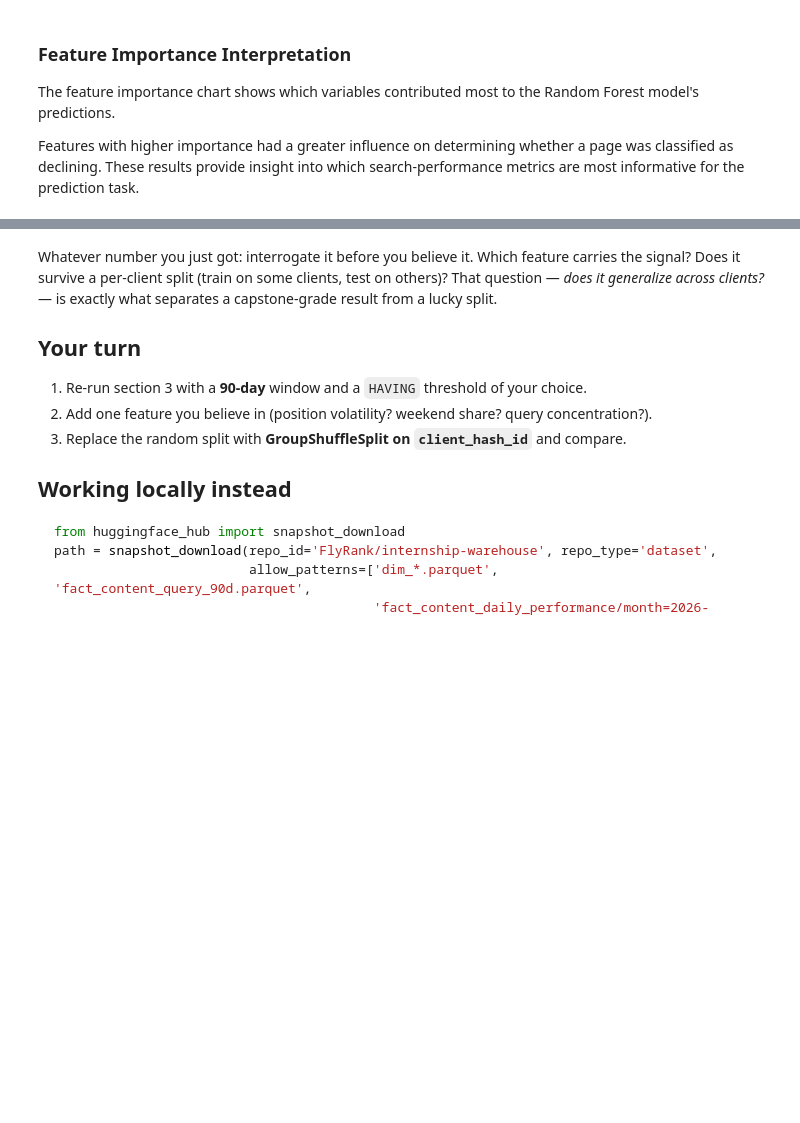
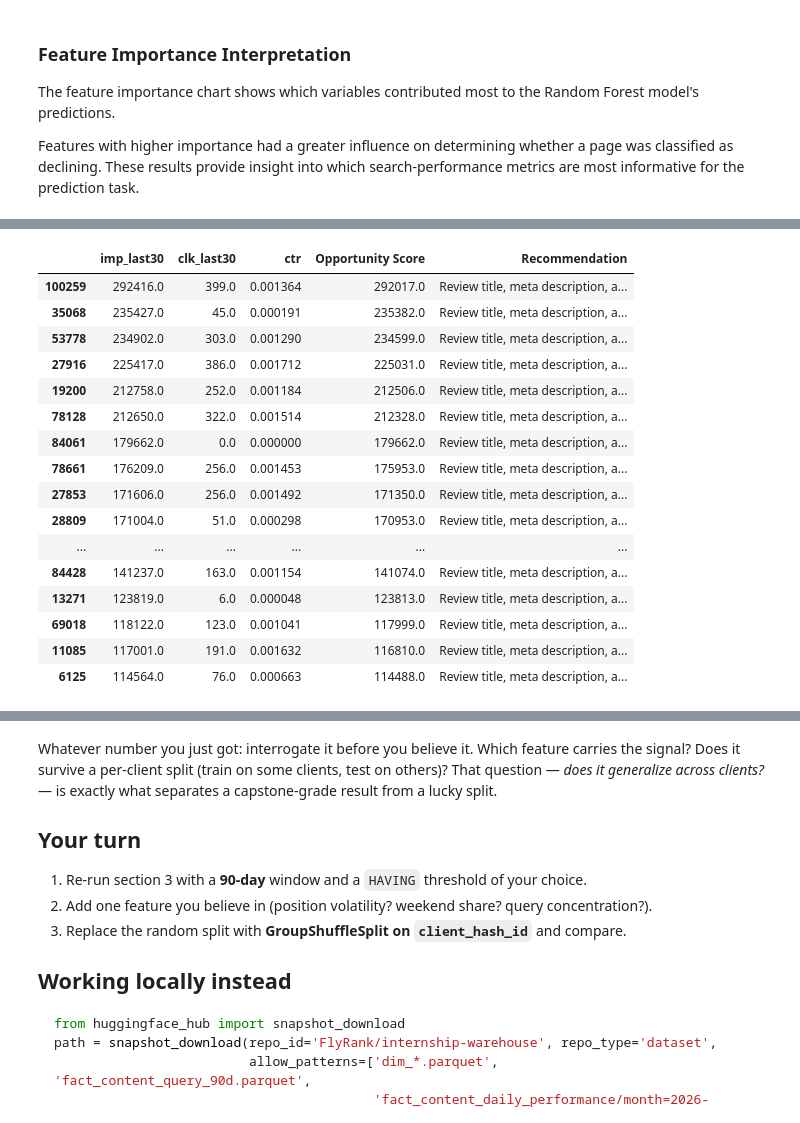
Before and after one commit to aryanks692/Flyrank-ai-Notebook, a Jupyter notebook: work/ctr__capstone.ipynb, the cells around one changed output, grey strips where cells are left out. Cells and saved outputs as stored; diff of their text form; code cells hidden in the pictures; blank space fills up the shorter version.

```diff
--- a/work/ctr__capstone.ipynb
+++ b/work/ctr__capstone.ipynb
@@ -251,0 +295,58 @@ Features with higher importance had a greater influence on determining whether a
+# %%
+# Step 8: Ranked Recommendations
+
+import pandas as pd
+
+# Copy opportunity dataset
+recommendations = opportunities.copy()
+
+# Create an Opportunity Score
+# High impressions + Low CTR = High Opportunity
+recommendations["Opportunity Score"] = (
+    recommendations["imp_last30"] * (1 - recommendations["ctr"])
+)
+
+# Sort by Opportunity Score
+recommendations = recommendations.sort_values(
+    "Opportunity Score",
+    ascending=False
+)
+
+# Add recommendation text
+recommendations["Recommendation"] = (
+    "Review title, meta description, and improve SERP snippet."
+)
+
+# Select only columns that actually exist
+columns_to_show = [
+    c for c in [
+        "imp_last30",
+        "clk_last30",
+        "ctr",
+        "Opportunity Score",
+        "Recommendation"
+    ] if c in recommendations.columns
+]
+
+recommendations = recommendations[columns_to_show]
+
+# Show Top 20 Opportunities
+display(recommendations.head(20))
+# %% [output]
+|  | imp_last30 | clk_last30 | ctr | Opportunity Score | Recommendation |
+| 100259 | 292416.0 | 399.0 | 0.001364 | 292017.0 | Review title, meta description, a... |
+| 35068 | 235427.0 | 45.0 | 0.000191 | 235382.0 | Review title, meta description, a... |
+| 53778 | 234902.0 | 303.0 | 0.001290 | 234599.0 | Review title, meta description, a... |
+| 27916 | 225417.0 | 386.0 | 0.001712 | 225031.0 | Review title, meta description, a... |
+| 19200 | 212758.0 | 252.0 | 0.001184 | 212506.0 | Review title, meta description, a... |
+| 78128 | 212650.0 | 322.0 | 0.001514 | 212328.0 | Review title, meta description, a... |
+| 84061 | 179662.0 | 0.0 | 0.000000 | 179662.0 | Review title, meta description, a... |
+| 78661 | 176209.0 | 256.0 | 0.001453 | 175953.0 | Review title, meta description, a... |
+| 27853 | 171606.0 | 256.0 | 0.001492 | 171350.0 | Review title, meta description, a... |
+| 28809 | 171004.0 | 51.0 | 0.000298 | 170953.0 | Review title, meta description, a... |
+| ... | ... | ... | ... | ... | ... |
+| 84428 | 141237.0 | 163.0 | 0.001154 | 141074.0 | Review title, meta description, a... |
+| 13271 | 123819.0 | 6.0 | 0.000048 | 123813.0 | Review title, meta description, a... |
+| 69018 | 118122.0 | 123.0 | 0.001041 | 117999.0 | Review title, meta description, a... |
+| 11085 | 117001.0 | 191.0 | 0.001632 | 116810.0 | Review title, meta description, a... |
+| 6125 | 114564.0 | 76.0 | 0.000663 | 114488.0 | Review title, meta description, a... |
```
Also changed, not shown: parts of 7 cells of this notebook.
